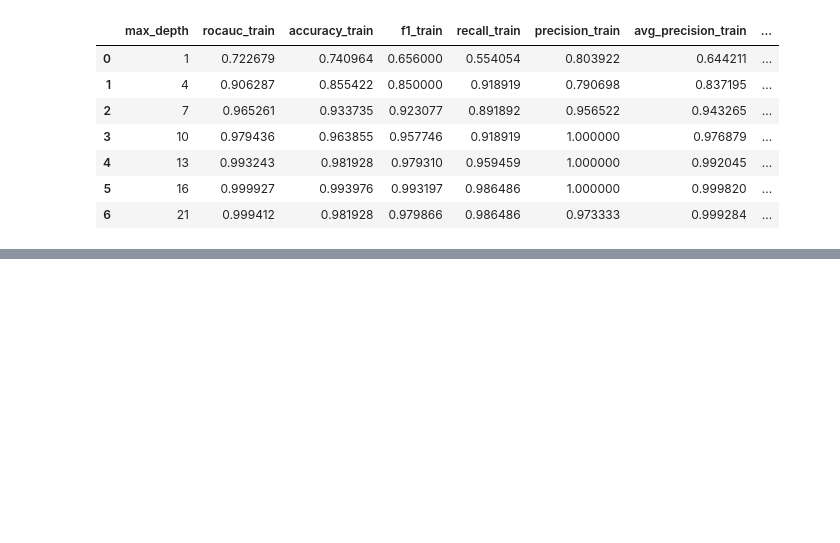
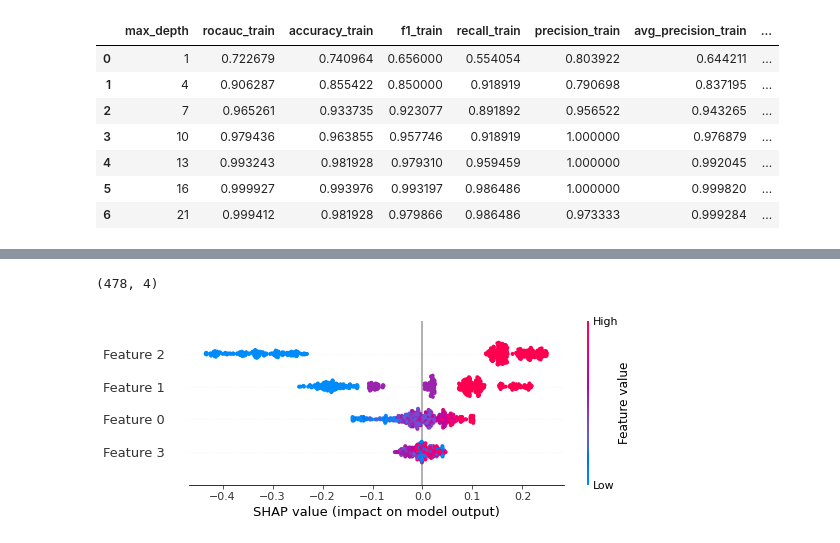
Before and after one commit to Dingyi-Lai/ExplainableAI, a Jupyter notebook: Basic_Tasks/HS_titanic.ipynb, the cells around one changed output, grey strips where cells are left out. Cells and saved outputs as stored; diff of their text form; code cells hidden in the pictures; blank space fills up the shorter version.

```diff
--- a/Basic_Tasks/HS_titanic.ipynb
+++ b/Basic_Tasks/HS_titanic.ipynb
@@ -62,13 +80,13 @@ from sklearn.model_selection import train_test_split
 from sklearn.tree import plot_tree
 import pandas as pd
 from sklearn.ensemble import RandomForestClassifier
+import shap
 # prepare data (in this a sample clinical dataset)
 df = pd.read_csv('https://raw.githubusercontent.com/markusloecher/shap/master/Explore/titanicnoMissingAge.csv')
 cleaned_titanic = df[['Age', 'Pclass','Sex', 'PassengerId', 'Survived']]
 X, y = cleaned_titanic.iloc[:, :-1].values, cleaned_titanic.iloc[:, -1].values
 feat_names = cleaned_titanic.columns.values[:-1]
-X_train, X_test, y_train, y_test = train_test_split(
-X, y, test_size=0.33, random_state=42)
+X_train, X_test, y_train, y_test = train_test_split(X, y, test_size=0.33, random_state=42)
 
 # fit the model
 rf = RandomForestClassifier(n_estimators=100, random_state=0, # random_state works as random.seed
@@ -82,0 +115,4 @@ preds_proba = model.predict_proba(X_test) # predicted probabilities: shape is (n
+# %%
+rf.fit(X_train, y_train)
+explainer_original = shap.Explainer(rf)
+shap_values_original = explainer_original(X_train)
@@ -82,0 +124,8 @@ preds_proba = model.predict_proba(X_test) # predicted probabilities: shape is (n
+# %%
+shap_values_original[:,:,0].shape
+# %% [output]
+(478, 4)
+# %%
+shap.summary_plot(shap_values_original[:,:,0], X_train)
+# %% [output]
+[figure, added]
```
Also changed, not shown: parts of 14 cells of this notebook, 5 other files.
